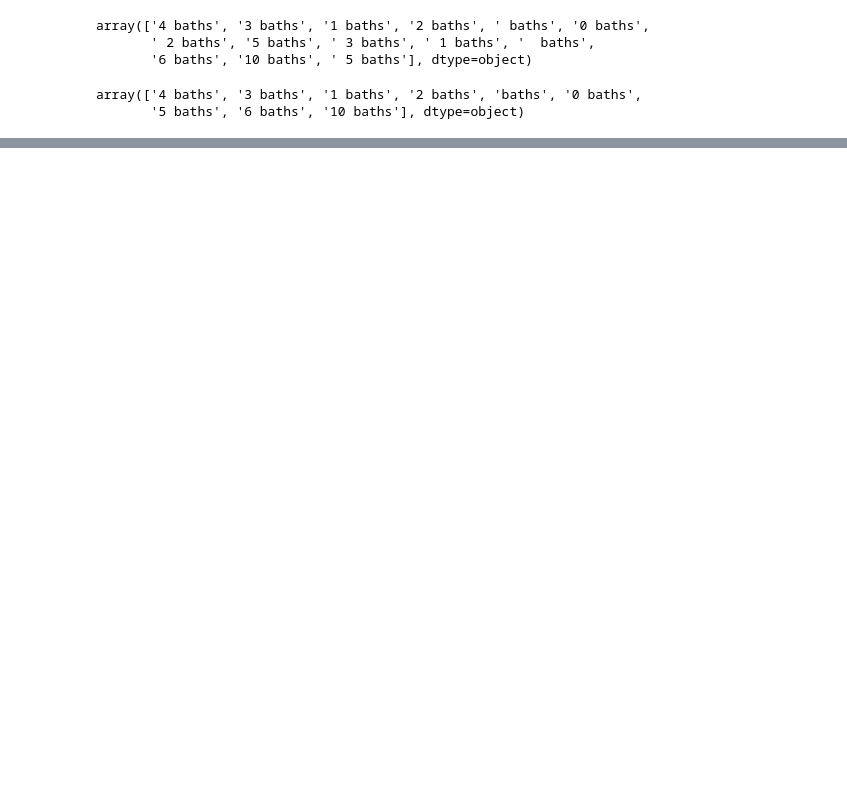
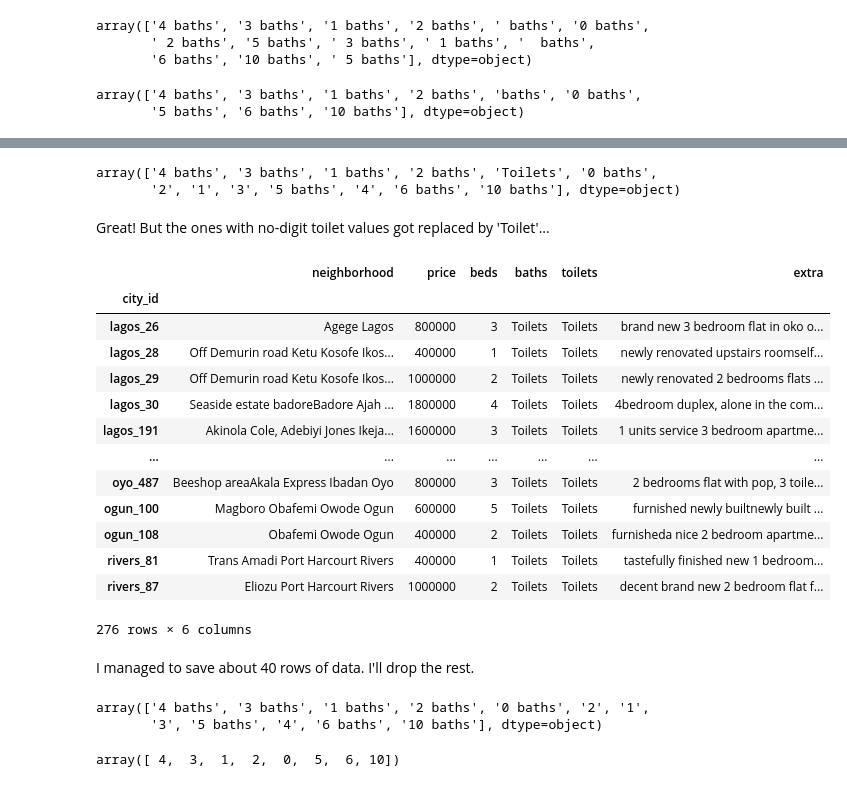
Before and after one commit to stevenkolawole/house_rent_pricing_app, a Jupyter notebook: data_cleaning_&_EDA.ipynb, the cells around one changed output, grey strips where cells are left out. Cells and saved outputs as stored; diff of their text form; code cells hidden in the pictures; blank space fills up the shorter version.

```diff
--- a/data_cleaning_&_EDA.ipynb
+++ b/data_cleaning_&_EDA.ipynb
@@ -406,0 +417,42 @@ data[data.toilets.str.startswith('T')]
+# %%
+data.loc[data.baths.str.startswith('baths'), 'baths'] = data.toilets.map(lambda x: x.split(' ')[0])
+
+data.baths.unique()
+# %% [output]
+array(['4 baths', '3 baths', '1 baths', '2 baths', 'Toilets', '0 baths',
+       '2', '1', '3', '5 baths', '4', '6 baths', '10 baths'], dtype=object)
+# %% [markdown]
+Great! But the ones with no-digit toilet values got replaced by 'Toilet'...
+# %%
+no_digit_baths = data[data.baths.str.startswith('Toilets')]
+no_digit_baths
+# %% [output]
+|  | neighborhood | price | beds | baths | toilets | extra |
+| city_id |  |  |  |  |  |  |
+| lagos_26 | Agege Lagos | 800000 | 3 | Toilets | Toilets | brand new 3 bedroom flat in oko o... |
+| lagos_28 | Off Demurin road Ketu Kosofe Ikos... | 400000 | 1 | Toilets | Toilets | newly renovated upstairs roomself... |
+| lagos_29 | Off Demurin road Ketu Kosofe Ikos... | 1000000 | 2 | Toilets | Toilets | newly renovated 2 bedrooms flats ... |
+| lagos_30 | Seaside estate badoreBadore Ajah ... | 1800000 | 4 | Toilets | Toilets | 4bedroom duplex, alone in the com... |
+| lagos_191 | Akinola Cole, Adebiyi Jones Ikeja... | 1600000 | 3 | Toilets | Toilets | 1 units service 3 bedroom apartme... |
+| ... | ... | ... | ... | ... | ... | ... |
+| oyo_487 | Beeshop areaAkala Express Ibadan Oyo | 800000 | 3 | Toilets | Toilets | 2 bedrooms flat with pop, 3 toile... |
+| ogun_100 | Magboro Obafemi Owode Ogun | 600000 | 5 | Toilets | Toilets | furnished newly builtnewly built ... |
+| ogun_108 | Obafemi Owode Ogun | 400000 | 2 | Toilets | Toilets | furnisheda nice 2 bedroom apartme... |
+| rivers_81 | Trans Amadi Port Harcourt Rivers | 400000 | 1 | Toilets | Toilets | tastefully finished new 1 bedroom... |
+| rivers_87 | Eliozu Port Harcourt Rivers | 1000000 | 2 | Toilets | Toilets | decent brand new 2 bedroom flat f... |
+276 rows × 6 columns
+# %% [markdown]
+I managed to save about 40 rows of data. I'll drop the rest.
+# %%
+data.drop(no_digit_baths.index, inplace=True)
+
+data.baths.unique()
+# %% [output]
+array(['4 baths', '3 baths', '1 baths', '2 baths', '0 baths', '2', '1',
+       '3', '5 baths', '4', '6 baths', '10 baths'], dtype=object)
+# %%
+data.baths = data.baths.apply(lambda x: x.split(' ')[0]).astype(int) # converting baths to integers
+
+data.baths.unique()
+# %% [output]
+array([ 4,  3,  1,  2,  0,  5,  6, 10])
```
Also changed, not shown: parts of 45 cells of this notebook.
